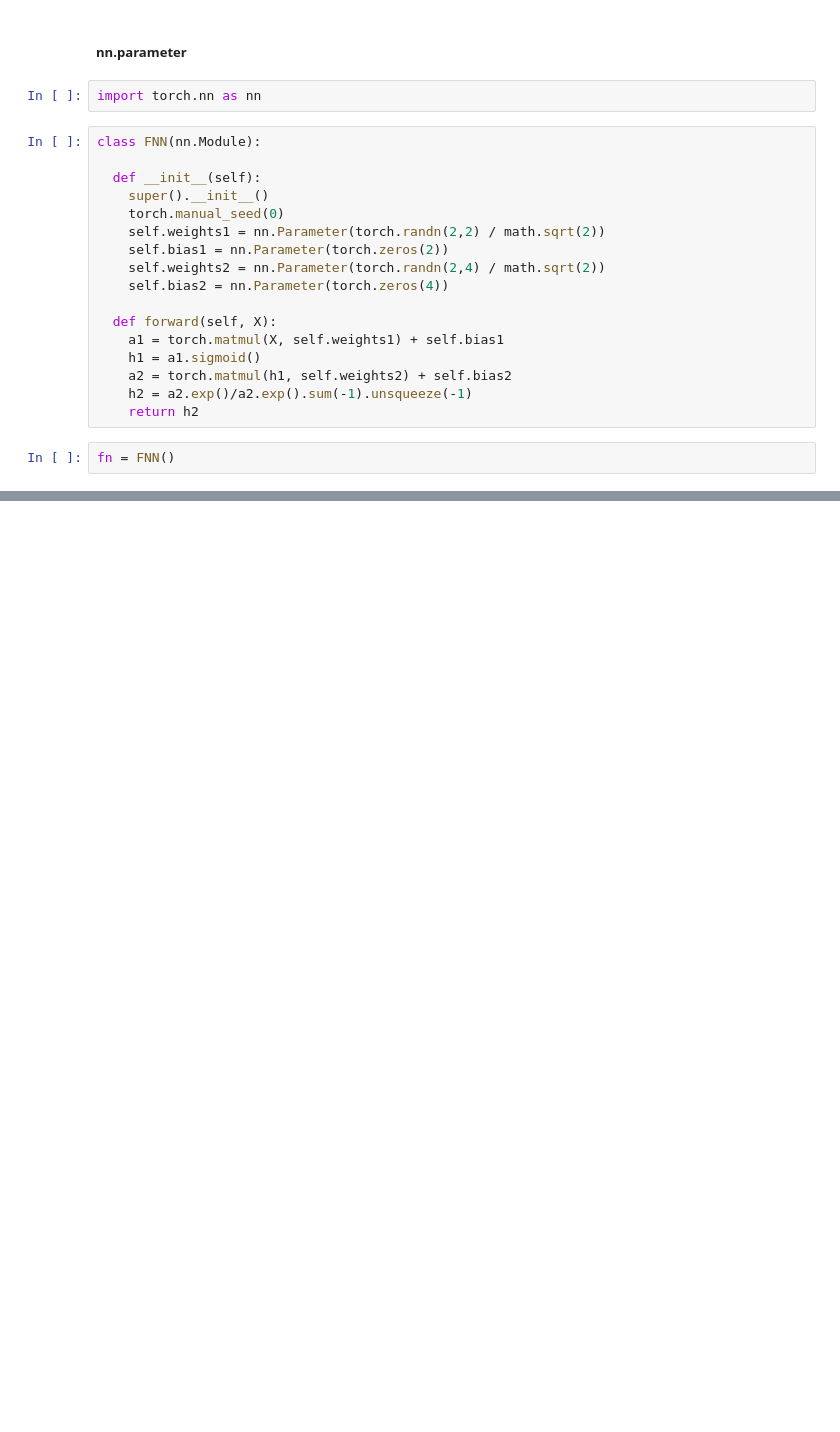
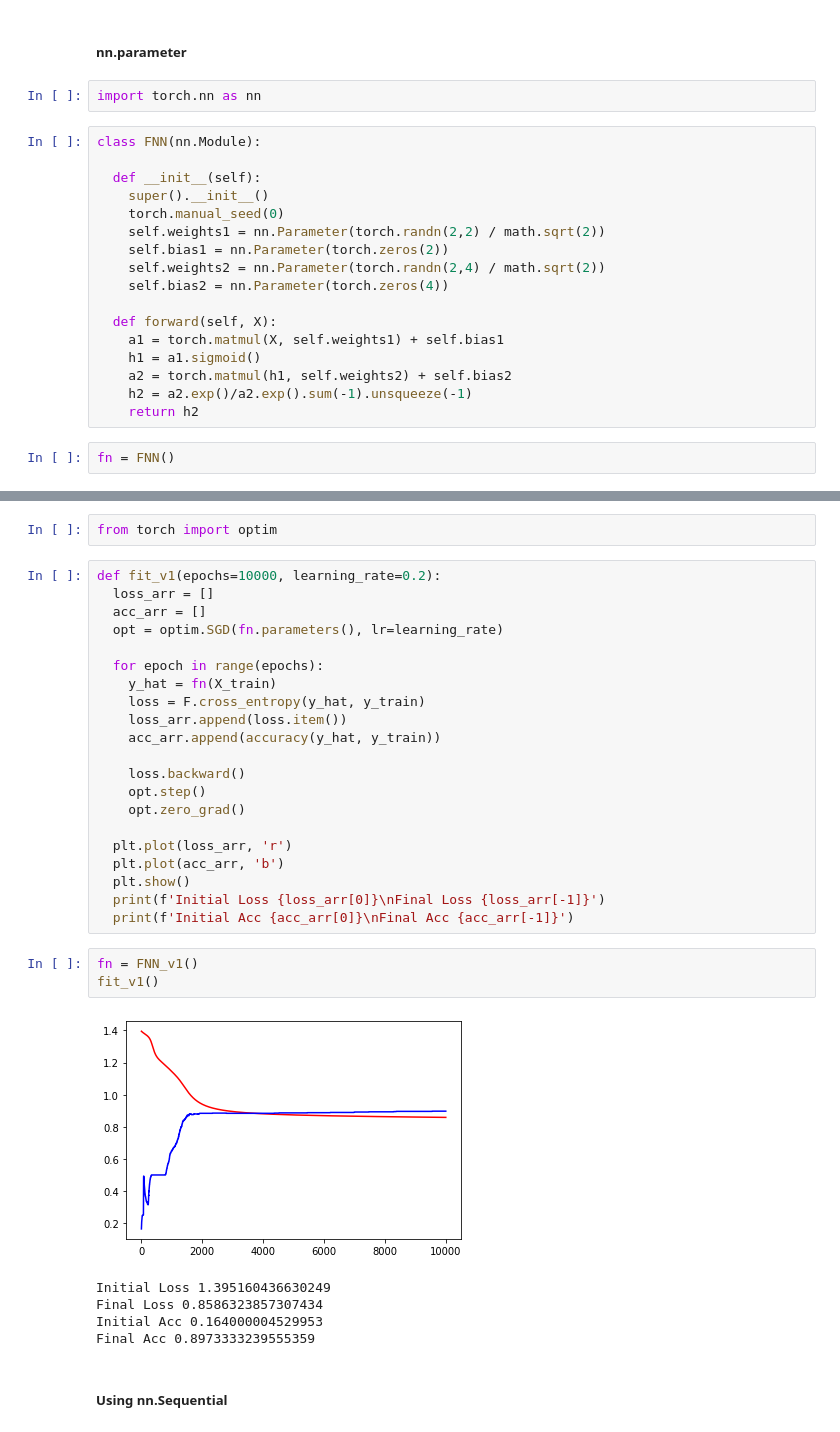
Before and after one commit to shobhitsundriyal/Revisit_ML, a Jupyter notebook: FFNetwork_pytorch.ipynb, the cells around one changed output, grey strips where cells are left out. Cells and saved outputs as stored; diff of their text form; blank space fills up the shorter version.

```diff
--- a/FFNetwork_pytorch.ipynb
+++ b/FFNetwork_pytorch.ipynb
@@ -218,0 +250,34 @@ TypeError: ignored
+# %%
+from torch import optim
+# %%
+def fit_v1(epochs=10000, learning_rate=0.2):
+  loss_arr = []
+  acc_arr = []
+  opt = optim.SGD(fn.parameters(), lr=learning_rate)
+
+  for epoch in range(epochs):
+    y_hat = fn(X_train)
+    loss = F.cross_entropy(y_hat, y_train)
+    loss_arr.append(loss.item())
+    acc_arr.append(accuracy(y_hat, y_train))
+
+    loss.backward()
+    opt.step()
+    opt.zero_grad()
+
+  plt.plot(loss_arr, 'r')
+  plt.plot(acc_arr, 'b')
+  plt.show()
+  print(f'Initial Loss {loss_arr[0]}\nFinal Loss {loss_arr[-1]}')
+  print(f'Initial Acc {acc_arr[0]}\nFinal Acc {acc_arr[-1]}')
+# %%
+fn = FNN_v1()
+fit_v1()
+# %% [output]
+[figure, added]
+Initial Loss 1.395160436630249
+Final Loss 0.8586323857307434
+Initial Acc 0.164000004529953
+Final Acc 0.8973333239555359
+# %% [markdown]
+##### Using nn.Sequential
```
Also changed, not shown: parts of 13 cells of this notebook.
